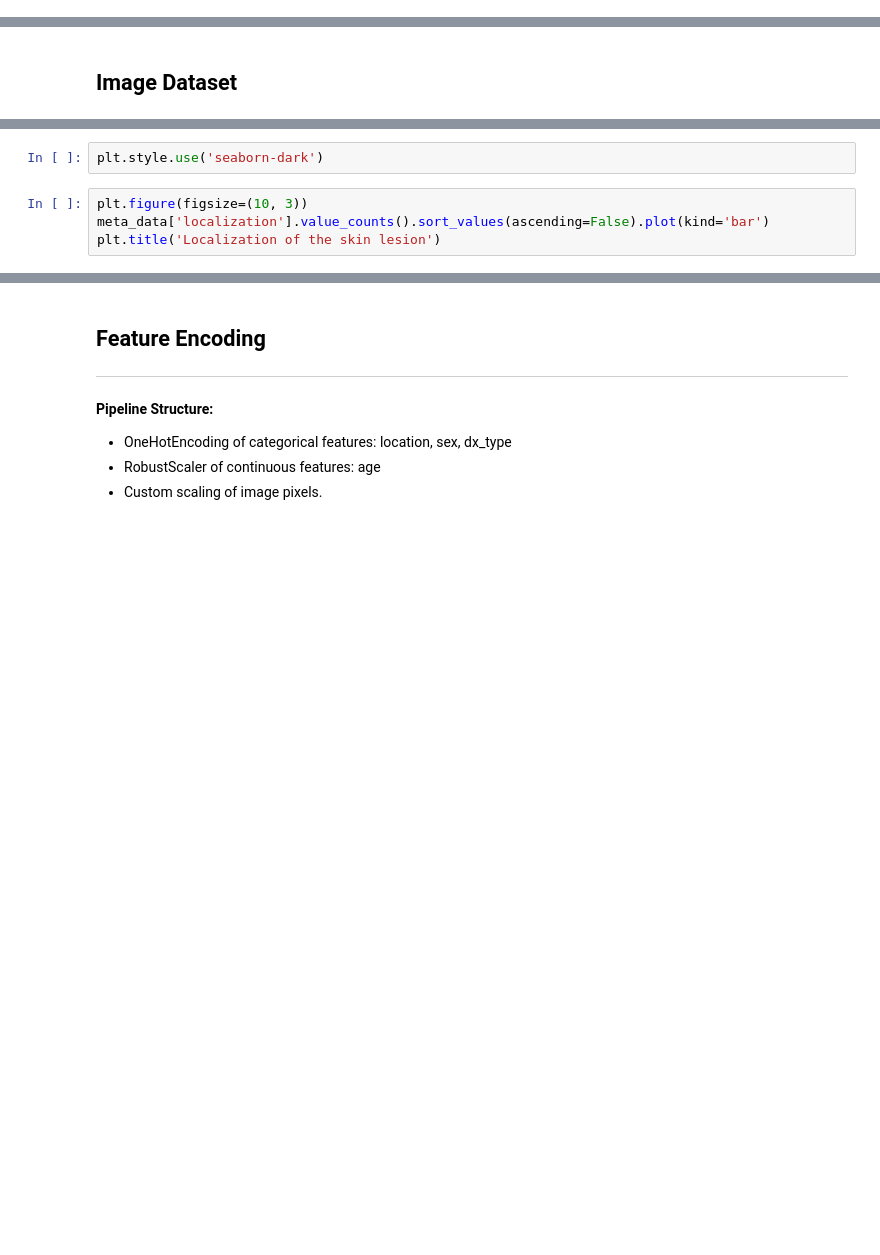
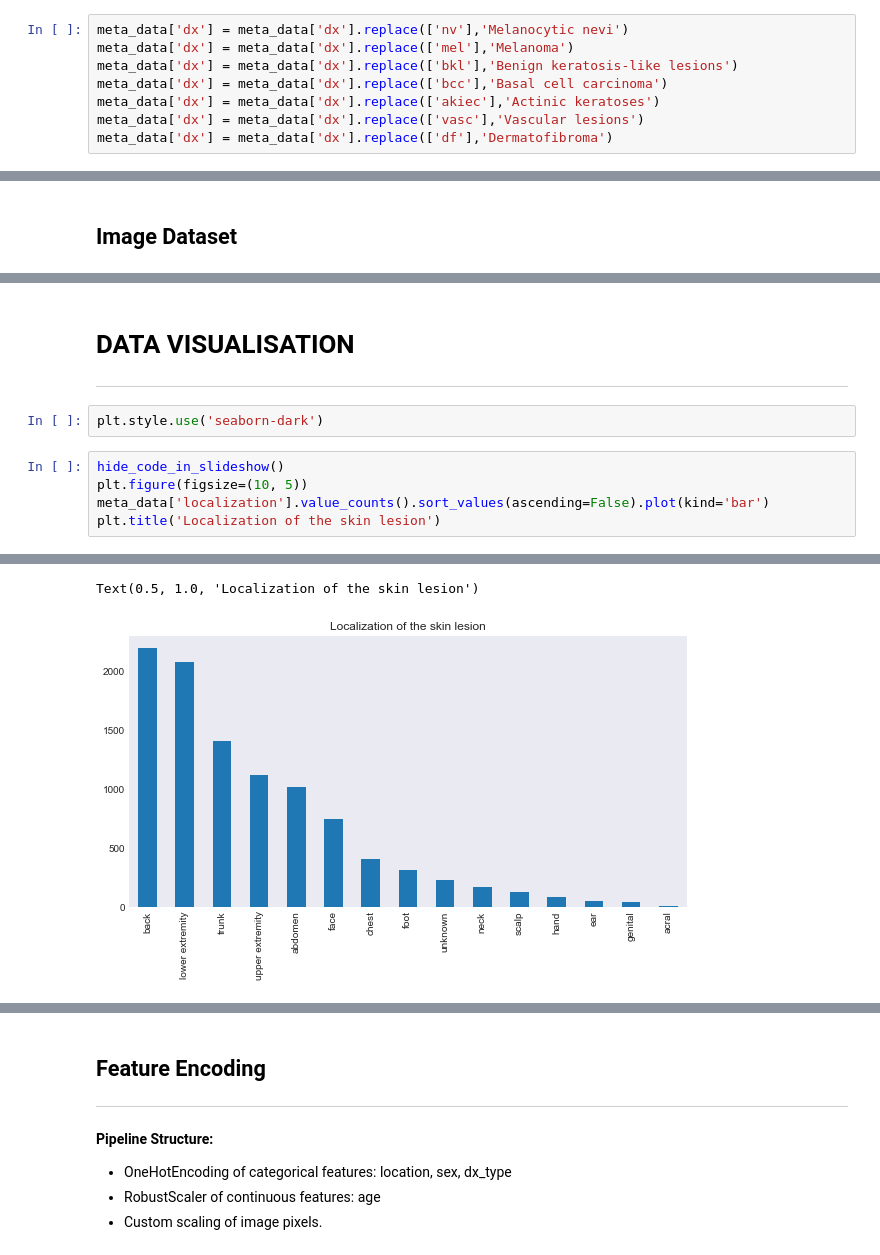
Before and after one commit to cecyprice/skin_lesion_detection, a Jupyter notebook: notebooks/PresNotebook.ipynb, the cells around one changed output, grey strips where cells are left out. Saved outputs shown, nothing was run; the diff lists cells and outputs as text; blank space fills up the shorter version.

```diff
--- a/notebooks/PresNotebook.ipynb
+++ b/notebooks/PresNotebook.ipynb
@@ -24,0 +37,8 @@ from IPython.display import Image
+# %%
+meta_data['dx'] = meta_data['dx'].replace(['nv'],'Melanocytic nevi')
+meta_data['dx'] = meta_data['dx'].replace(['mel'],'Melanoma')
+meta_data['dx'] = meta_data['dx'].replace(['bkl'],'Benign keratosis-like lesions')
+meta_data['dx'] = meta_data['dx'].replace(['bcc'],'Basal cell carcinoma')
+meta_data['dx'] = meta_data['dx'].replace(['akiec'],'Actinic keratoses')
+meta_data['dx'] = meta_data['dx'].replace(['vasc'],'Vascular lesions')
+meta_data['dx'] = meta_data['dx'].replace(['df'],'Dermatofibroma')
@@ -236,6 +175,11 @@ fig.savefig('category_samples.png', dpi=500)
+# %% [markdown]
+# DATA VISUALISATION
+---
 # %%
 plt.style.use('seaborn-dark')
 # %%
-plt.figure(figsize=(10, 3))
+hide_code_in_slideshow()
+plt.figure(figsize=(10, 5))
 meta_data['localization'].value_counts().sort_values(ascending=False).plot(kind='bar')
 plt.title('Localization of the skin lesion')
+# %% [output]
@@ -242 +187,3 @@ plt.title('Localization of the skin lesion')
+Text(0.5, 1.0, 'Localization of the skin lesion')
+[figure, added]
 # %%
```
Also changed, not shown: parts of 51 cells of this notebook.
